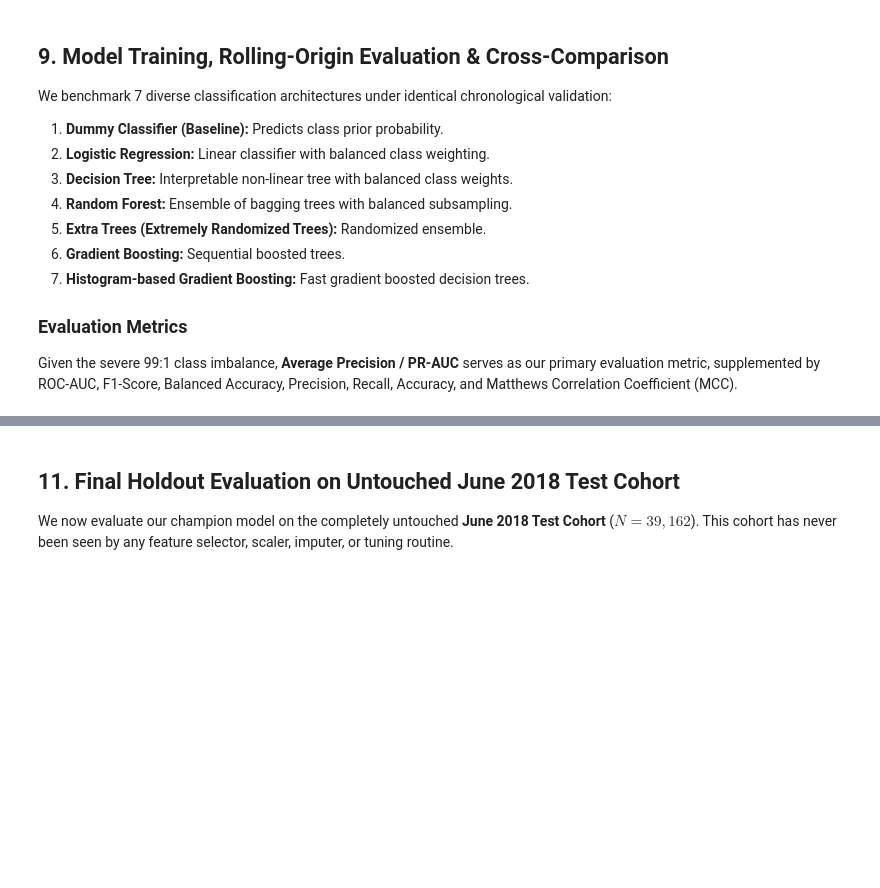
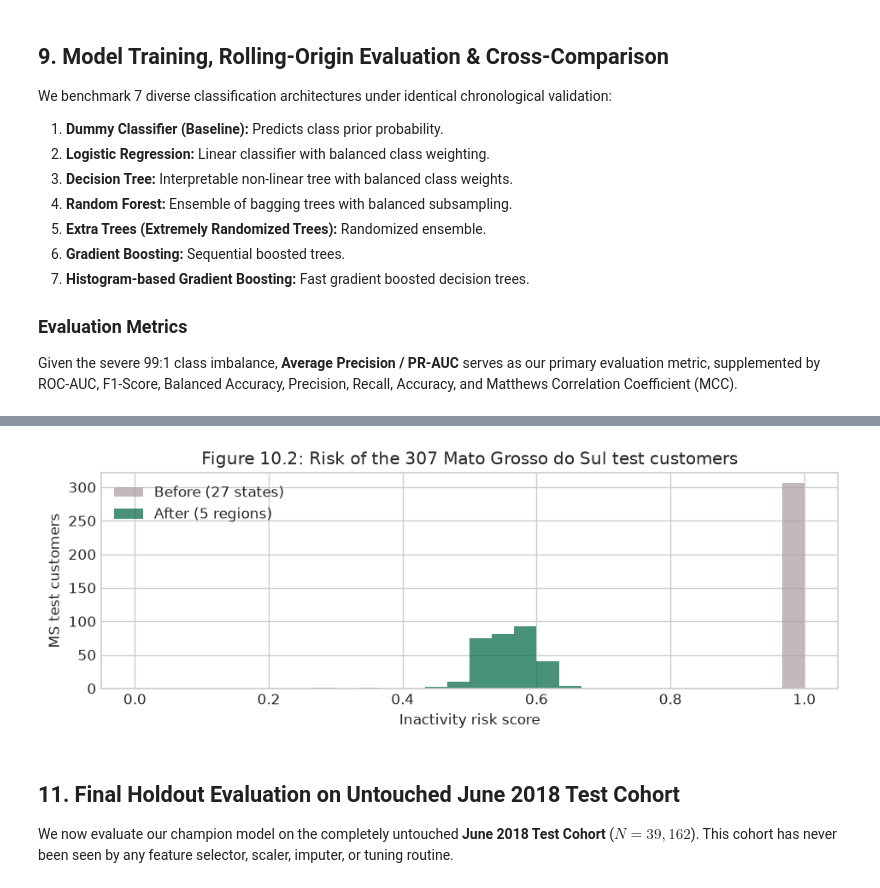
Before and after one commit to SharmaaAnmol/ChurnShield, a Jupyter notebook: ChurnShield_Customer_Inactivity_Prediction.ipynb, the cells around one changed output, grey strips where cells are left out. Saved outputs shown, nothing was run; the diff lists cells and outputs as text; code cells hidden in the pictures; blank space fills up the shorter version.

```diff
--- a/ChurnShield_Customer_Inactivity_Prediction.ipynb
+++ b/ChurnShield_Customer_Inactivity_Prediction.ipynb
@@ -1038,0 +1065,77 @@ Champion Pipeline 'Balanced Logistic Regression' finalized and fitted on trainin
+# %%
+# Location Fix: State-Level vs Region-Level Encoding (champion_pipeline uses regions)
+state_level_preprocessor = ColumnTransformer(
+    transformers=[
+        ('num', Pipeline([
+            ('imputer', SimpleImputer(strategy='median')),
+            ('scaler', StandardScaler())
+        ]), num_cols),
+        ('cat', Pipeline([
+            ('imputer', SimpleImputer(strategy='most_frequent')),
+            ('ohe', OneHotEncoder(handle_unknown='ignore', sparse_output=False))
+        ]), cat_cols)
+    ]
+)
+state_level_pipeline = Pipeline([
+    ('prep', state_level_preprocessor),
+    ('clf', LogisticRegression(**CHAMPION_HYPERPARAMS))
+])
+state_level_pipeline.fit(train_df[feature_cols], train_df[target_col])
+
+def location_summary(pipe, label):
+    ohe = pipe.named_steps['prep'].named_transformers_['cat'].named_steps['ohe']
+    loc_w = pipe.named_steps['clf'].coef_[0][len(num_cols):]
+    k = int(np.argmax(np.abs(loc_w)))
+    test_risk = 1.0 - pipe.predict_proba(test_df[feature_cols])[:, 1]
+    is_ms = (test_df['customer_state'] == 'MS').to_numpy()
+    high = test_risk >= 0.70
+    high_states = test_df.loc[high, 'customer_state'].value_counts()
+    train_ms = train_df[train_df['customer_state'] == 'MS']
+    return {
+        "encoding": label,
+        "location_categories": int(len(ohe.categories_[0])),
+        "largest_location_weight": {"category": str(ohe.categories_[0][k]), "log_odds": round(float(loc_w[k]), 4)},
+        "val_pr_auc": round(float(average_precision_score(val_df[target_col], pipe.predict_proba(val_df[feature_cols])[:, 1])), 4),
+        "test_pr_auc": round(float(average_precision_score(test_df[target_col], 1.0 - test_risk)), 4),
+        "test_roc_auc": round(float(roc_auc_score(test_df[target_col], 1.0 - test_risk)), 4),
+        "ms_train_customers": int(len(train_ms)),
+        "ms_train_returners": int(train_ms[target_col].sum()),
+        "ms_test_customers": int(is_ms.sum()),
+        "ms_test_returners": int(test_df.loc[is_ms, target_col].sum()),
+        "ms_test_min_risk": round(float(test_risk[is_ms].min()), 4),
+        "ms_test_median_risk": round(float(np.median(test_risk[is_ms])), 4),
+        "high_tier_customers": int(high.sum()),
+        "high_tier_top_states": {str(k2): int(v) for k2, v in high_states.head(3).items()},
+    }
+
+location_fix = {
+    "before": location_summary(state_level_pipeline, "27 states"),
+    "after": location_summary(champion_pipeline, "5 regions (IBGE)"),
+}
+with open(os.path.join(ARTIFACTS_DIR, "location_fix_comparison.json"), "w") as f:
+    json.dump(location_fix, f, indent=2)
+
+b, a = location_fix['before'], location_fix['after']
+print(f"MS in training snapshots: {b['ms_train_customers']} customers, {b['ms_train_returners']} came back\n")
+comparison = pd.DataFrame({
+    'Before (27 states)': [f"{b['largest_location_weight']['log_odds']:+.2f} ({b['largest_location_weight']['category']})",
+                           f"{b['ms_test_min_risk']:.1%}", f"{b['ms_test_median_risk']:.1%}",
+                           f"{b['high_tier_customers']:,}", f"{b['val_pr_auc']:.4f}", f"{b['test_pr_auc']:.4f}"],
+    'After (5 regions)':  [f"{a['largest_location_weight']['log_odds']:+.2f} ({a['largest_location_weight']['category']})",
+                           f"{a['ms_test_min_risk']:.1%}", f"{a['ms_test_median_risk']:.1%}",
+                           f"{a['high_tier_customers']:,}", f"{a['val_pr_auc']:.4f}", f"{a['test_pr_auc']:.4f}"],
+}, index=['Strongest location weight (log-odds)', 'Lowest risk of any MS test customer',
+          'Median risk of MS test customers', 'Customers in High tier (risk >= 70%)',
+          'Validation PR-AUC (used to choose)', 'Test PR-AUC (reported once)'])
+print(comparison.to_string())
+print(f"\nHigh tier before was mostly: {b['high_tier_top_states']}")
+
+# Figure: where the riskiest MS customers sat before and after
+fig, ax = plt.subplots(figsize=(8, 3))
+ms_mask = (test_df['customer_state'] == 'MS').to_numpy()
+for pipe, label, color in [(state_level_pipeline, 'Before (27 states)', '#b0a0a6'), (champion_pipeline, 'After (5 regions)', '#0b6e4f')]:
+    ax.hist(1.0 - pipe.predict_proba(test_df[feature_cols])[:, 1][ms_mask], bins=30, range=(0, 1), alpha=0.75, label=label, color=color)
+ax.set_xlabel('Inactivity risk score'); ax.set_ylabel('MS test customers')
+ax.set_title(f'Figure 10.2: Risk of the {ms_mask.sum()} Mato Grosso do Sul test customers')
+ax.legend(); plt.tight_layout(); plt.show()
+# %% [output]
@@ -1039,3 +1153,4 @@ Champion Pipeline 'Balanced Logistic Regression' finalized and fitted on trainin
+[figure, added]
 # %% [markdown]
 ## 11. Final Holdout Evaluation on Untouched June 2018 Test Cohort
 
```
Also changed, not shown: parts of 21 cells of this notebook, 11 other files.
